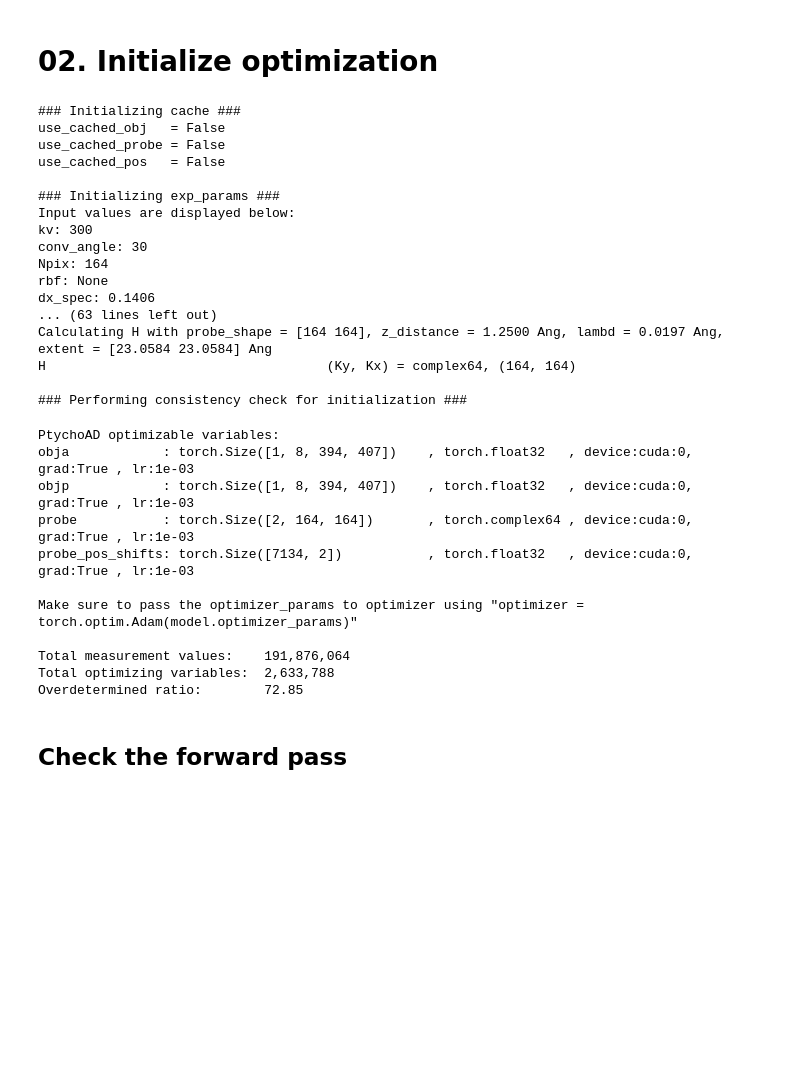
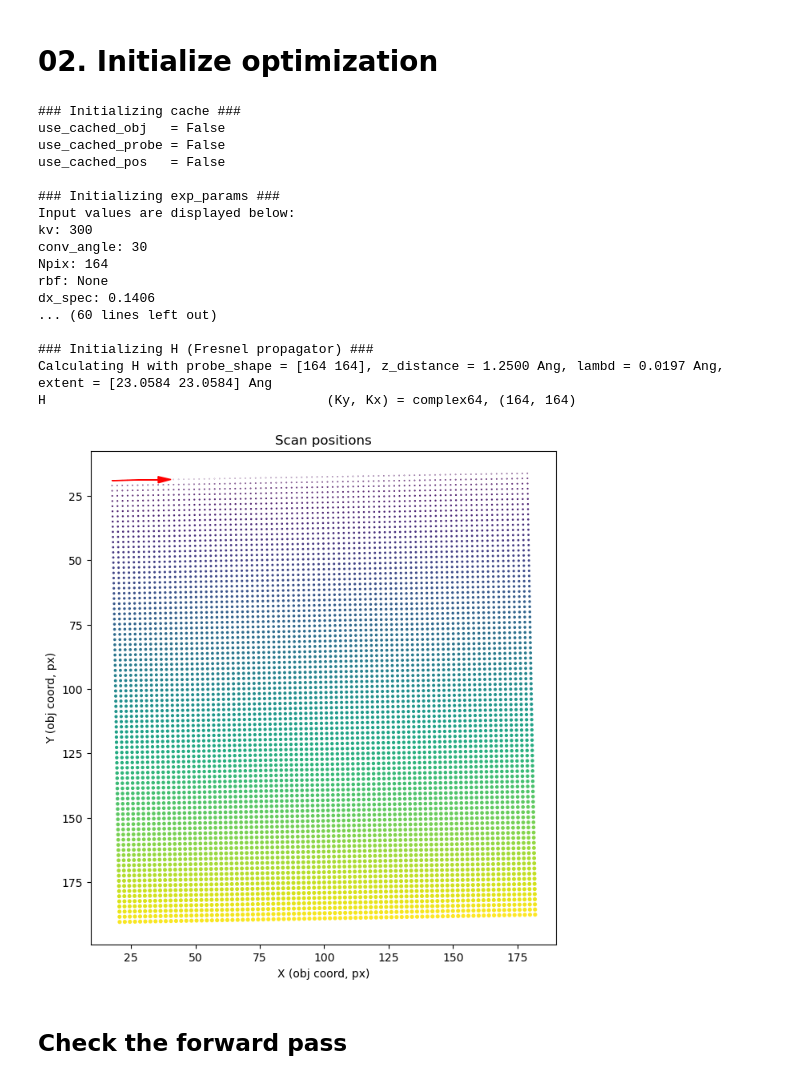
Before and after one commit to wdwzyyg/ptyrad, a Jupyter notebook: run_ptyrad.ipynb, the cells around one changed output. Drawn from its saved outputs; the diff is of its cells as text; code cells hidden in the pictures; blank space fills up the shorter version.

```diff
--- a/run_ptyrad.ipynb
+++ b/run_ptyrad.ipynb
@@ -68,8 +68,8 @@ exp_params = {
     'N_scan_slow'       : 87,
     'N_scan_fast'       : 82,
     'scan_step_size'    : 0.28, # Ang
-    'scan_flip'         : (2),
-    'scan_affine'       : None,#(1, 0, 1, 0),# #None, # (scale, asymmetry, rotation, shear)
+    'scan_flip'         : None, #(2)
+    'scan_affine'       : (1, 0, 1, 0),# #None, # (scale, asymmetry, rotation, shear)
     'omode_max'         : 1,
     'pmode_max'         : 2,
     'pmode_init_pows'   : [0.02],
@@ -108,11 +108,16 @@ conv_angle: 30
 Npix: 164
 rbf: None
 dx_spec: 0.1406
-... (63 lines left out)
+... (60 lines left out)
+
+### Initializing H (Fresnel propagator) ###
 Calculating H with probe_shape = [164 164], z_distance = 1.2500 Ang, lambd = 0.0197 Ang, extent = [23.0584 23.0584] Ang
 H                                    (Ky, Kx) = complex64, (164, 164)
-
-### Performing consistency check for initialization ###
+# %%
+pos = init.init_variables['crop_pos'] + init.init_variables['probe_pos_shifts']
+plot_scan_positions(pos)
+# %% [output]
+[figure, added]
 # %%
 model_params = {
     'init_variables': init.init_variables,
@@ -127,18 +132,6 @@ model = PtychoAD(model_params, device=DEVICE)
 
 # Use model.set_optimizer(new_lr_params) to update the variable flag and optimizer_params
 optimizer = torch.optim.Adam(model.optimizer_params)
-# %% [output]
-PtychoAD optimizable variables:
-obja            : torch.Size([1, 8, 394, 407])    , torch.float32   , device:cuda:0, grad:True , lr:1e-03
-objp            : torch.Size([1, 8, 394, 407])    , torch.float32   , device:cuda:0, grad:True , lr:1e-03
-probe           : torch.Size([2, 164, 164])       , torch.complex64 , device:cuda:0, grad:True , lr:1e-03
-probe_pos_shifts: torch.Size([7134, 2])           , torch.float32   , device:cuda:0, grad:True , lr:1e-03
-
-Make sure to pass the optimizer_params to optimizer using "optimizer = torch.optim.Adam(model.optimizer_params)"
-
-Total measurement values:    191,876,064
-Total optimizing variables:  2,633,788
-Overdetermined ratio:        72.85
 # %%
 # # Use this to edit learning rate if needed some refinement
 
```
Also changed, not shown: parts of 5 cells of this notebook, 3 other files.
